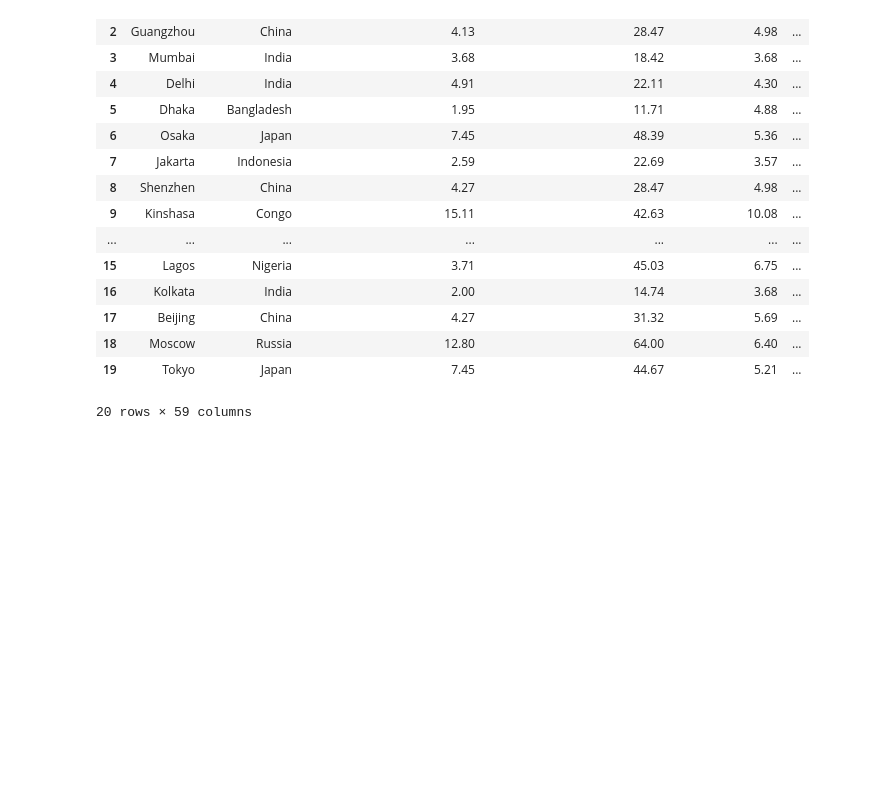
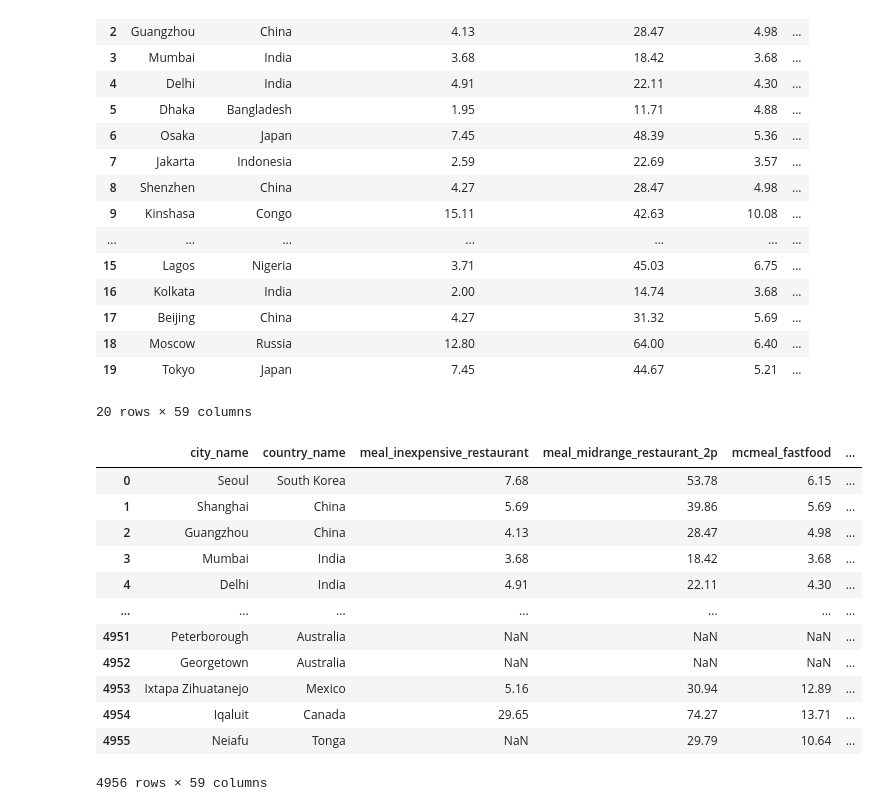
Before and after one commit to danielaaguirrej55-source/EDA-Nomadismo-Digital, a Jupyter notebook: src/notebooks/ETL_cost_living_juanfcia_draft.ipynb, the cells around one changed output. Cells and saved outputs as stored; diff of their text form; code cells hidden in the pictures; blank space fills up the shorter version.

```diff
--- a/src/notebooks/ETL_cost_living_juanfcia_draft.ipynb
+++ b/src/notebooks/ETL_cost_living_juanfcia_draft.ipynb
@@ -187,3 +186,23 @@ df_cost_rename.head(20) # Visualizamos 20 filas de nuevo para ver si hemos incor
 | 18 | Moscow | Russia | 12.80 | 64.00 | 6.40 | ... |
 | 19 | Tokyo | Japan | 7.45 | 44.67 | 5.21 | ... |
 20 rows × 59 columns
+# %%
+# Hacemos una copia del dataset y lo renombramos antes de pasar a limpiar valores nulos
+# En este punto debemos decidir también si queremos analizar variables en USD o buscamos introducir variables en EUR
+
+df_cost_living = df_cost_rename.copy()
+df_cost_living
+# %% [output]
+|  | city_name | country_name | meal_inexpensive_restaurant | meal_midrange_restaurant_2p | mcmeal_fastfood | ... |
+| 0 | Seoul | South Korea | 7.68 | 53.78 | 6.15 | ... |
+| 1 | Shanghai | China | 5.69 | 39.86 | 5.69 | ... |
+| 2 | Guangzhou | China | 4.13 | 28.47 | 4.98 | ... |
+| 3 | Mumbai | India | 3.68 | 18.42 | 3.68 | ... |
+| 4 | Delhi | India | 4.91 | 22.11 | 4.30 | ... |
+| ... | ... | ... | ... | ... | ... | ... |
+| 4951 | Peterborough | Australia | NaN | NaN | NaN | ... |
+| 4952 | Georgetown | Australia | NaN | NaN | NaN | ... |
+| 4953 | Ixtapa Zihuatanejo | Mexico | 5.16 | 30.94 | 12.89 | ... |
+| 4954 | Iqaluit | Canada | 29.65 | 74.27 | 13.71 | ... |
+| 4955 | Neiafu | Tonga | NaN | 29.79 | 10.64 | ... |
+4956 rows × 59 columns
```
Also changed, not shown: parts of 3 cells of this notebook.
